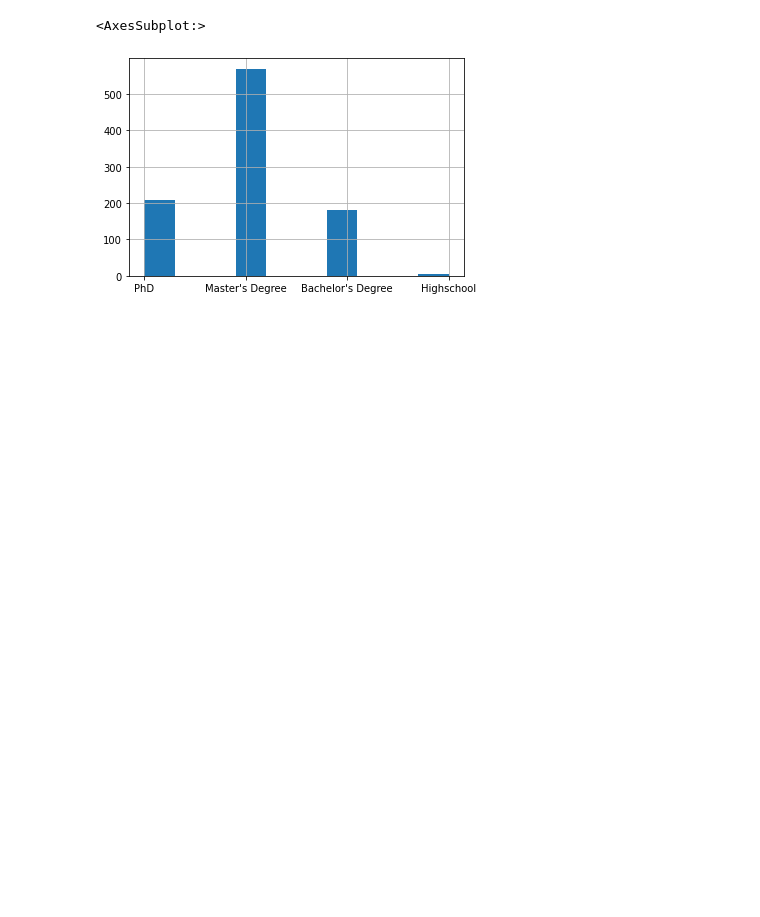
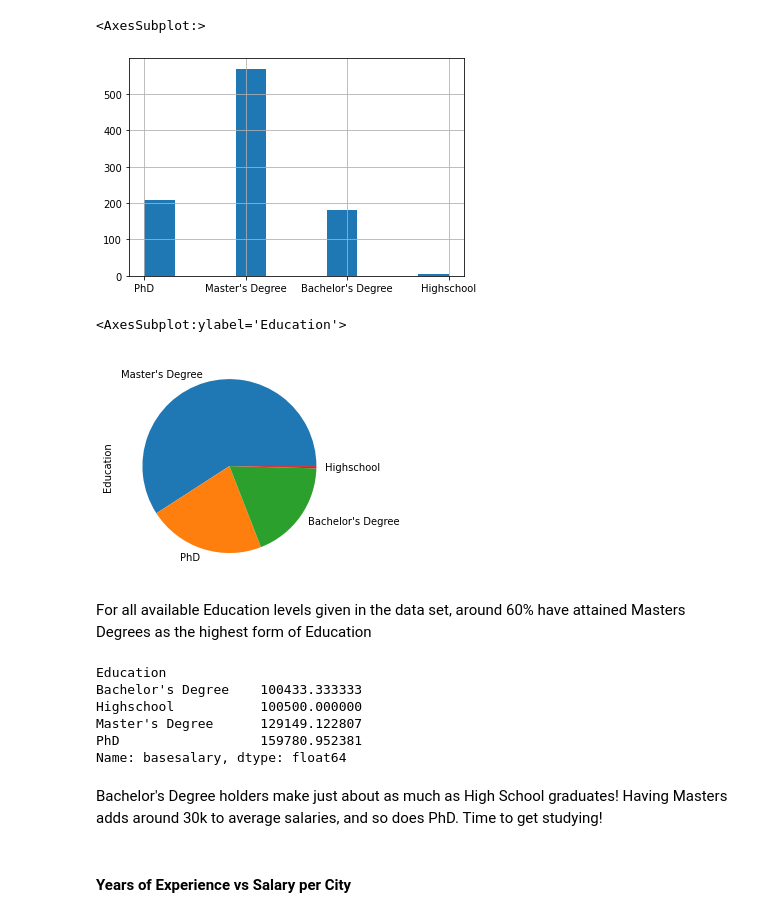
Before and after one commit to dl-lim/kaggle-1, a Jupyter notebook: ds-sal.ipynb, the cells around one changed output. Drawn from its saved outputs; the diff is of its cells as text; code cells hidden in the pictures; blank space fills up the shorter version.

```diff
--- a/ds-sal.ipynb
+++ b/ds-sal.ipynb
@@ -355,3 +352,23 @@ fds.Education.hist()
 # %% [output]
 <AxesSubplot:>
 [figure]
+# %%
+fds.Education.value_counts().plot(kind='pie')
+# %% [output]
+<AxesSubplot:ylabel='Education'>
+[figure, added]
+# %% [markdown]
+For all available Education levels given in the data set, around 60% have attained Masters Degrees as the highest form of Education
+# %%
+fds.groupby(['Education']).mean().basesalary
+# %% [output]
+Education
+Bachelor's Degree    100433.333333
+Highschool           100500.000000
+Master's Degree      129149.122807
+PhD                  159780.952381
+Name: basesalary, dtype: float64
+# %% [markdown]
+Bachelor's Degree holders make just about as much as High School graduates! Having Masters adds around 30k to average salaries, and so does PhD. Time to get studying!
+# %% [markdown]
+#### Years of Experience vs Salary per City
```
Also changed, not shown: parts of 5 cells of this notebook.
